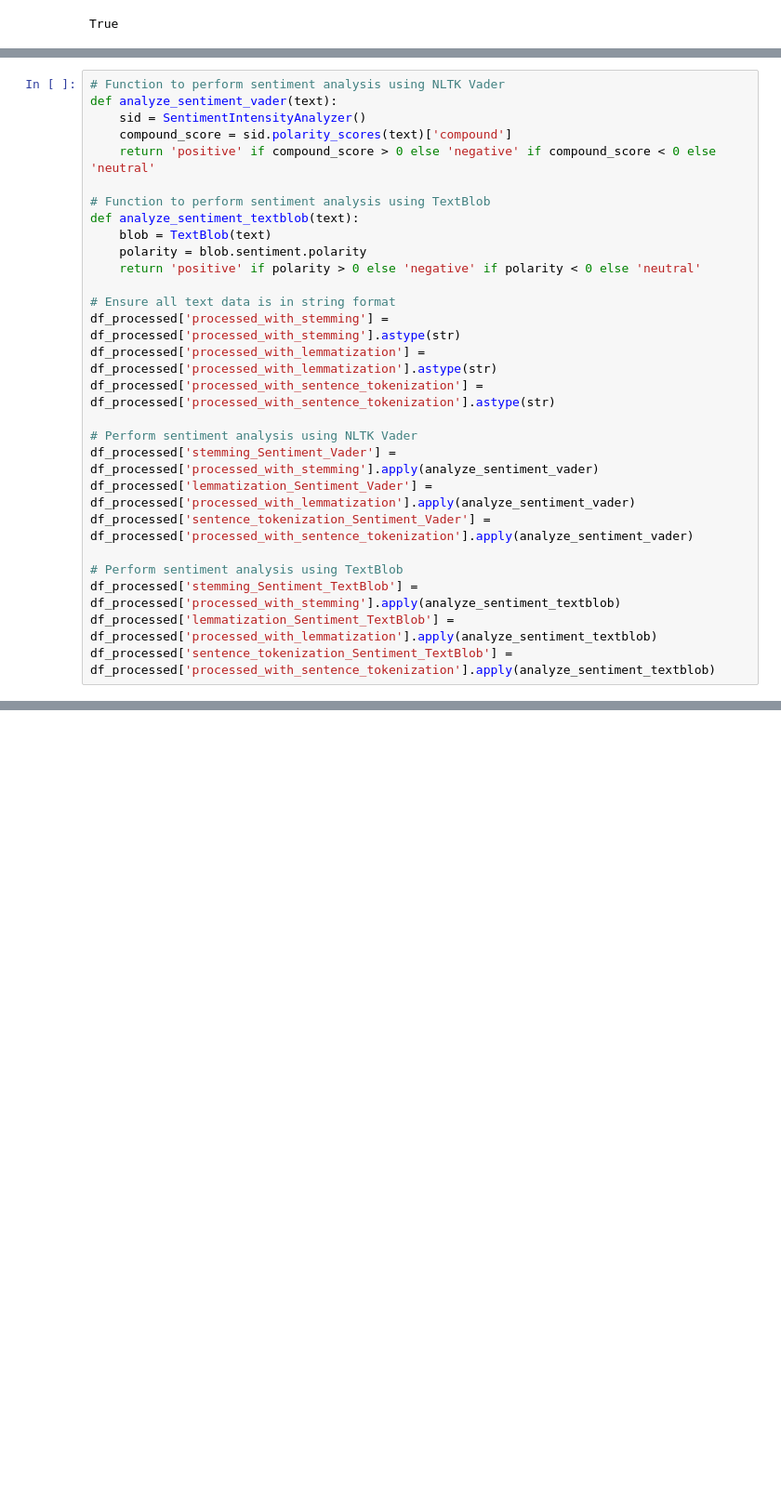
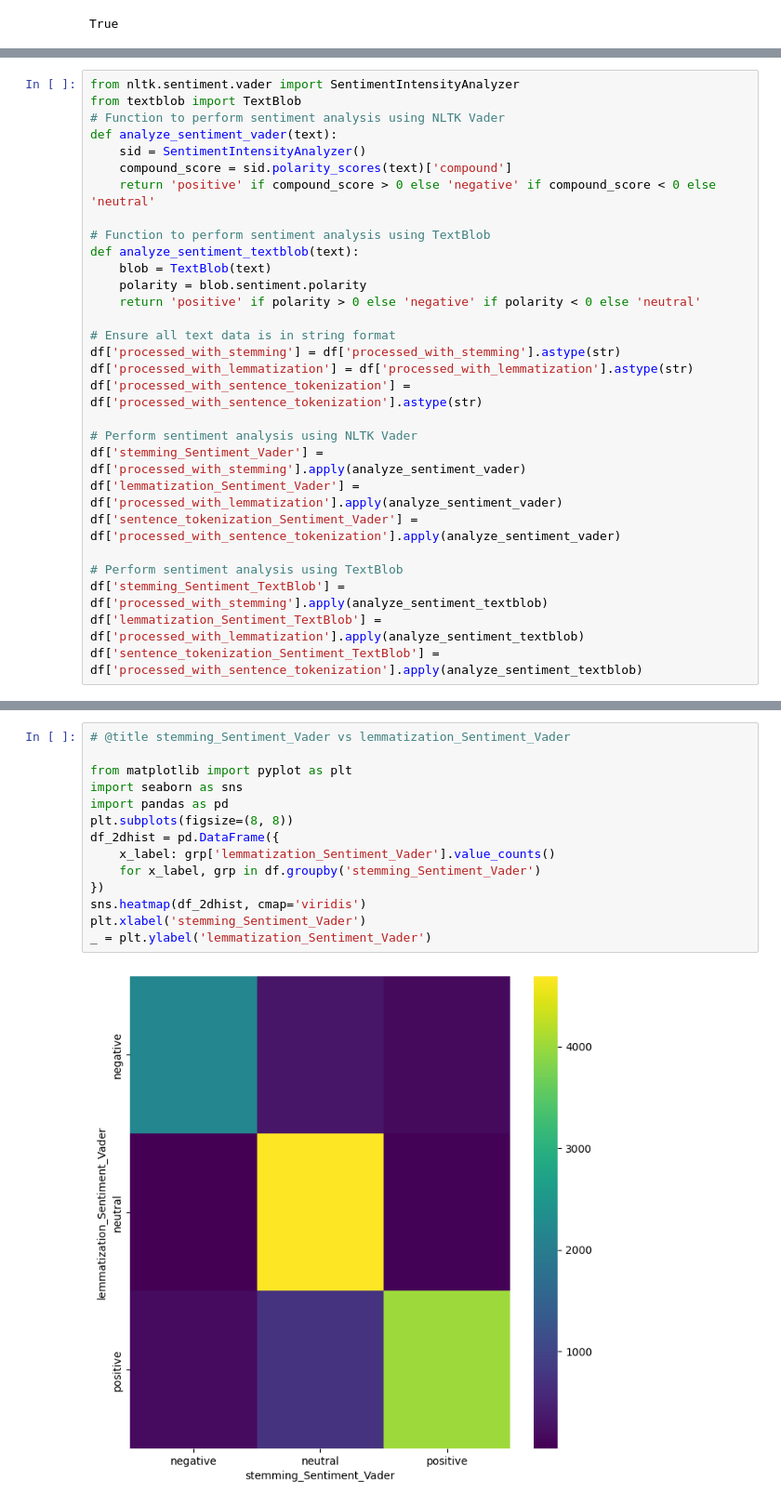
Before and after one commit to yRavi21/Sentiment-analysis, a Jupyter notebook: YouTube_sentiment_analysis.ipynb, the cells around one changed output, grey strips where cells are left out. Shown at 93% size. Drawn from its saved outputs; the diff is of its cells as text; blank space fills up the shorter version.

```diff
--- a/YouTube_sentiment_analysis.ipynb
+++ b/YouTube_sentiment_analysis.ipynb
@@ -363,4 +530,6 @@ TypeError: can only join an iterable
 # %%
+from nltk.sentiment.vader import SentimentIntensityAnalyzer
+from textblob import TextBlob
 # Function to perform sentiment analysis using NLTK Vader
 def analyze_sentiment_vader(text):
     sid = SentimentIntensityAnalyzer()
@@ -374,16 +543,16 @@ def analyze_sentiment_textblob(text):
     return 'positive' if polarity > 0 else 'negative' if polarity < 0 else 'neutral'
 
 # Ensure all text data is in string format
-df_processed['processed_with_stemming'] = df_processed['processed_with_stemming'].astype(str)
-df_processed['processed_with_lemmatization'] = df_processed['processed_with_lemmatization'].astype(str)
-df_processed['processed_with_sentence_tokenization'] = df_processed['processed_with_sentence_tokenization'].astype(str)
+df['processed_with_stemming'] = df['processed_with_stemming'].astype(str)
+df['processed_with_lemmatization'] = df['processed_with_lemmatization'].astype(str)
+df['processed_with_sentence_tokenization'] = df['processed_with_sentence_tokenization'].astype(str)
 
 # Perform sentiment analysis using NLTK Vader
-df_processed['stemming_Sentiment_Vader'] = df_processed['processed_with_stemming'].apply(analyze_sentiment_vader)
-df_processed['lemmatization_Sentiment_Vader'] = df_processed['processed_with_lemmatization'].apply(analyze_sentiment_vader)
-df_processed['sentence_tokenization_Sentiment_Vader'] = df_processed['processed_with_sentence_tokenization'].apply(analyze_sentiment_vader)
+df['stemming_Sentiment_Vader'] = df['processed_with_stemming'].apply(analyze_sentiment_vader)
+df['lemmatization_Sentiment_Vader'] = df['processed_with_lemmatization'].apply(analyze_sentiment_vader)
+df['sentence_tokenization_Sentiment_Vader'] = df['processed_with_sentence_tokenization'].apply(analyze_sentiment_vader)
 
 # Perform sentiment analysis using TextBlob
-df_processed['stemming_Sentiment_TextBlob'] = df_processed['processed_with_stemming'].apply(analyze_sentiment_textblob)
-df_processed['lemmatization_Sentiment_TextBlob'] = df_processed['processed_with_lemmatization'].apply(analyze_sentiment_textblob)
-df_processed['sentence_tokenization_Sentiment_TextBlob'] = df_processed['processed_with_sentence_tokenization'].apply(analyze_sentiment_textblob)
+df['stemming_Sentiment_TextBlob'] = df['processed_with_stemming'].apply(analyze_sentiment_textblob)
+df['lemmatization_Sentiment_TextBlob'] = df['processed_with_lemmatization'].apply(analyze_sentiment_textblob)
+df['sentence_tokenization_Sentiment_TextBlob'] = df['processed_with_sentence_tokenization'].apply(analyze_sentiment_textblob)
@@ -459,0 +630,16 @@ df_processed = pd.read_csv('df_processed.csv')
+# %%
+# @title stemming_Sentiment_Vader vs lemmatization_Sentiment_Vader
+
+from matplotlib import pyplot as plt
+import seaborn as sns
+import pandas as pd
+plt.subplots(figsize=(8, 8))
+df_2dhist = pd.DataFrame({
+    x_label: grp['lemmatization_Sentiment_Vader'].value_counts()
+    for x_label, grp in df.groupby('stemming_Sentiment_Vader')
+})
+sns.heatmap(df_2dhist, cmap='viridis')
+plt.xlabel('stemming_Sentiment_Vader')
+_ = plt.ylabel('lemmatization_Sentiment_Vader')
+# %% [output]
+[figure, added]
```
Also changed, not shown: parts of 80 cells of this notebook.
